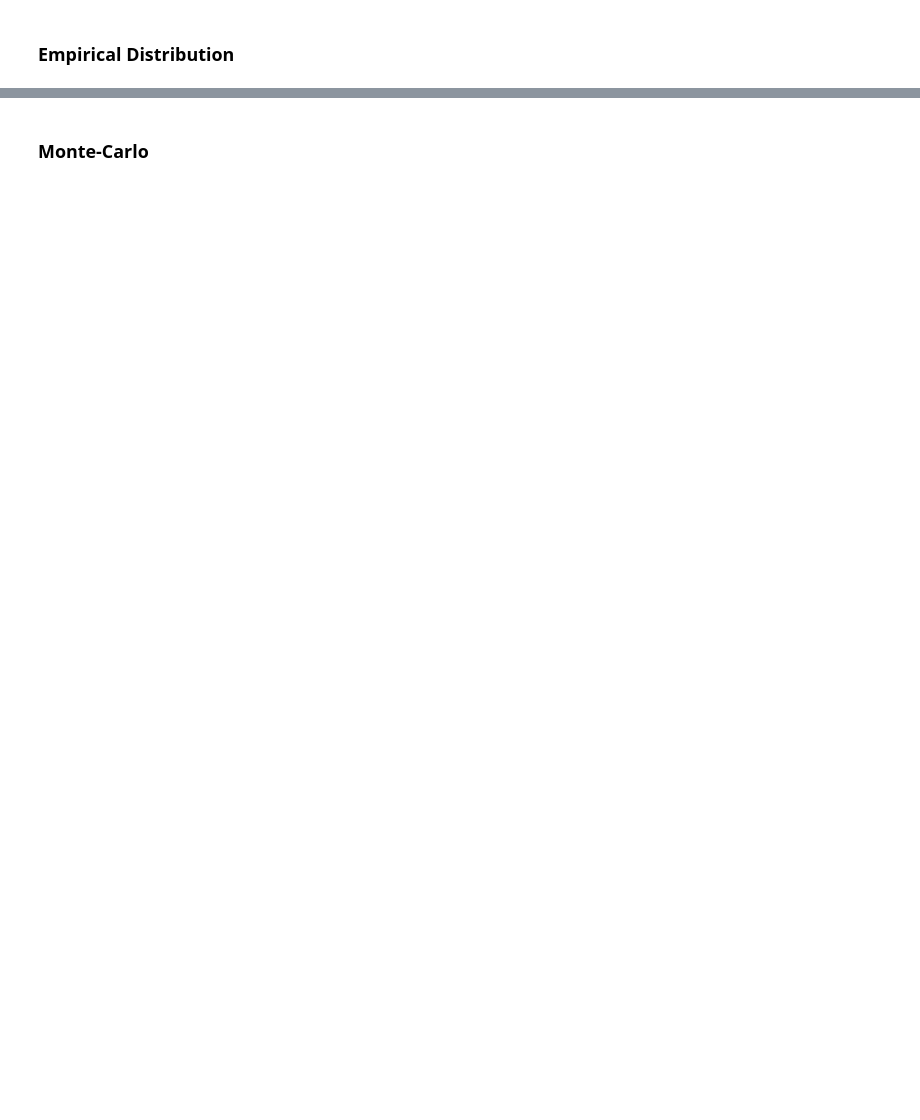
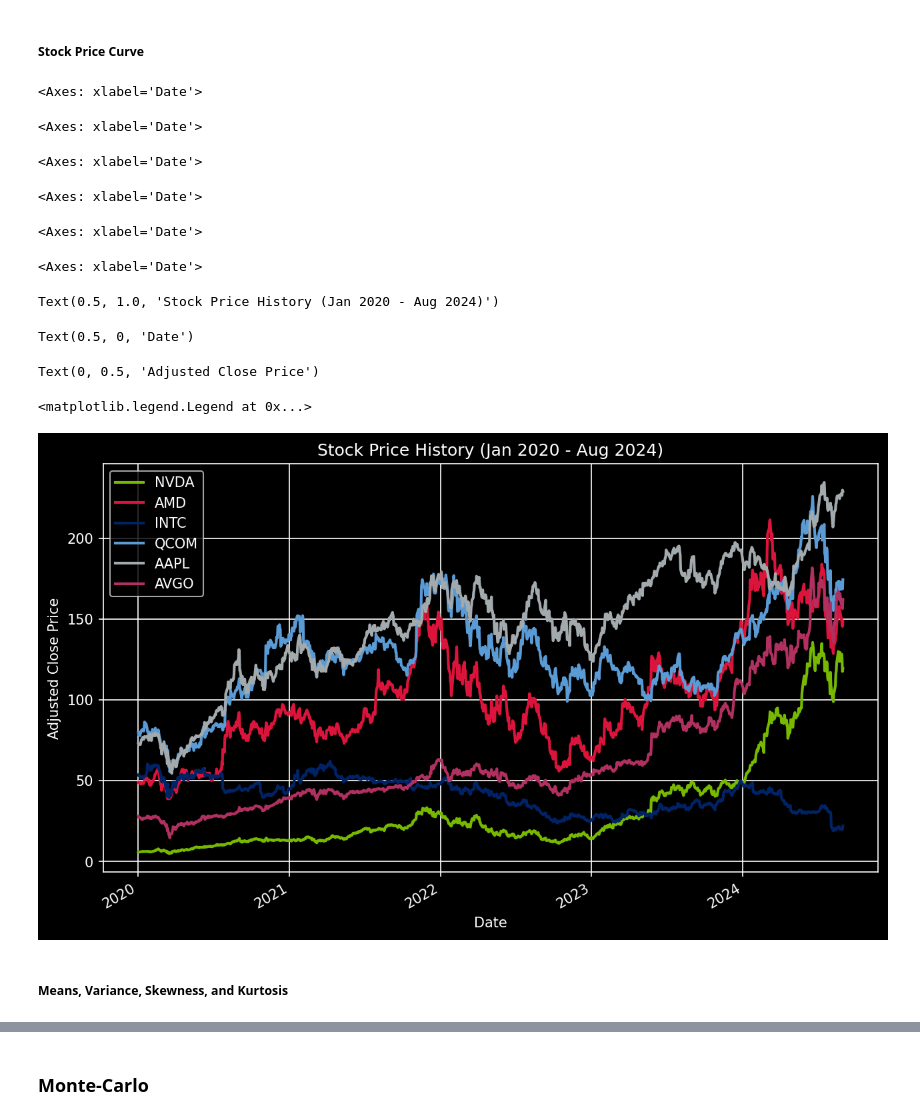
Before and after one commit to yfeng445/ENCP-6000, a Jupyter notebook: Amst/Asmt 1 - Presentation/Merged_Analysis.ipynb, the cells around one changed output, grey strips where cells are left out. Drawn from its saved outputs; the diff is of its cells as text; code cells hidden in the pictures; blank space fills up the shorter version.

```diff
--- a/Amst/Asmt 1 - Presentation/Merged_Analysis.ipynb
+++ b/Amst/Asmt 1 - Presentation/Merged_Analysis.ipynb
@@ -22,3 +24,9 @@ InteractiveShell.ast_node_interactivity = "all"
+# %%
+# global setting for plt
+plt.rcParams['figure.figsize'] = (10, 6)
+plt.rcParams['figure.dpi'] = 150
+plt.style.use('dark_background')
+plt.rcParams['axes.prop_cycle'] = cycler(color=['#76B900', '#DC143C', '#002366', '#5A9BD5', '#A2AAAD', '#B03060'])
 # %%
 # Data initialization
 start_date = datetime(2020, 1, 1)
@@ -28,2 +37,0 @@ stocks= yf.download(stock_symbols, start_date, end_date)['Adj Close']
-# %% [markdown]
-### Empirical Distribution
@@ -53,0 +38,25 @@ ax.legend(title="Company", title_fontsize='13', fontsize='11')
+# %% [markdown]
+##### Stock Price Curve
+# %%
+for ticker in stock_symbols:
+    stocks[ticker].plot(label=ticker, linewidth=2)
+plt.title("Stock Price History (Jan 2020 - Aug 2024)")
+plt.xlabel("Date")
+plt.ylabel("Adjusted Close Price")
+plt.legend()
+plt.grid(True)
+plt.show()
+# %% [output]
+<Axes: xlabel='Date'>
+<Axes: xlabel='Date'>
+<Axes: xlabel='Date'>
+<Axes: xlabel='Date'>
+<Axes: xlabel='Date'>
+<Axes: xlabel='Date'>
+Text(0.5, 1.0, 'Stock Price History (Jan 2020 - Aug 2024)')
+Text(0.5, 0, 'Date')
+Text(0, 0.5, 'Adjusted Close Price')
+<matplotlib.legend.Legend at 0x...>
+[figure, added]
+# %% [markdown]
+##### Means, Variance, Skewness, and Kurtosis
```
Also changed, not shown: parts of 14 cells of this notebook.
